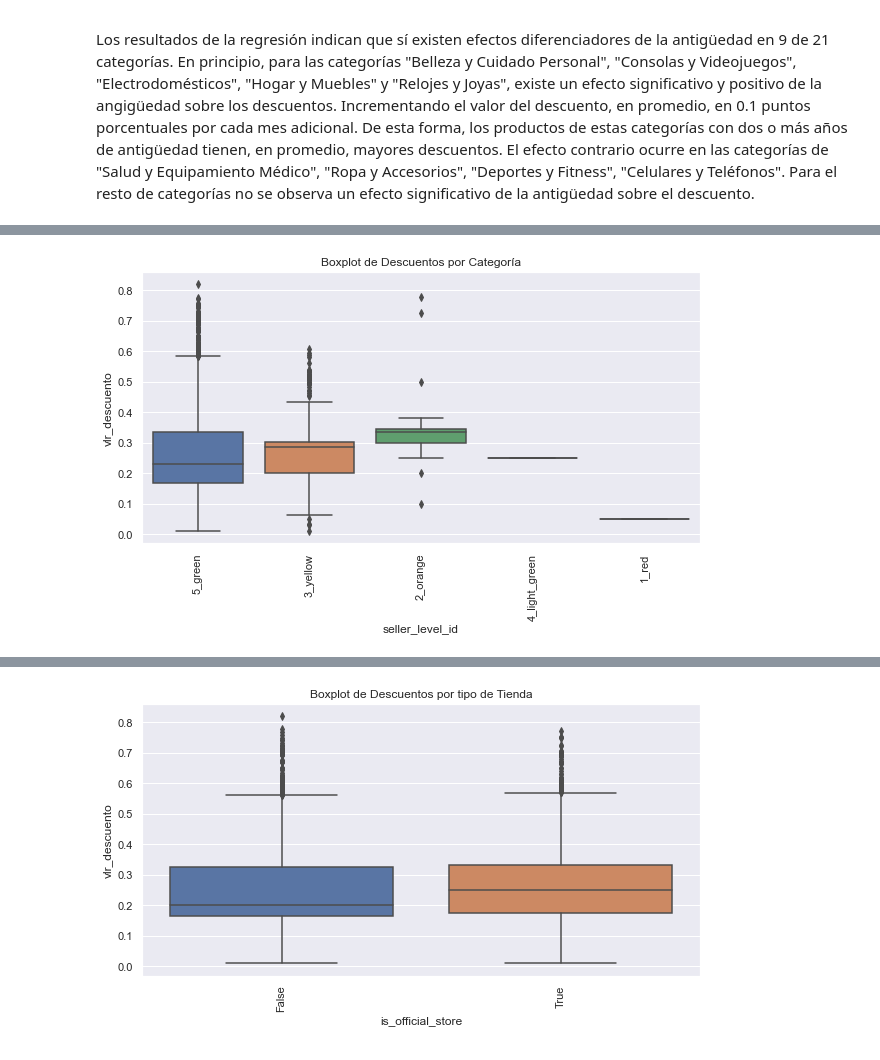
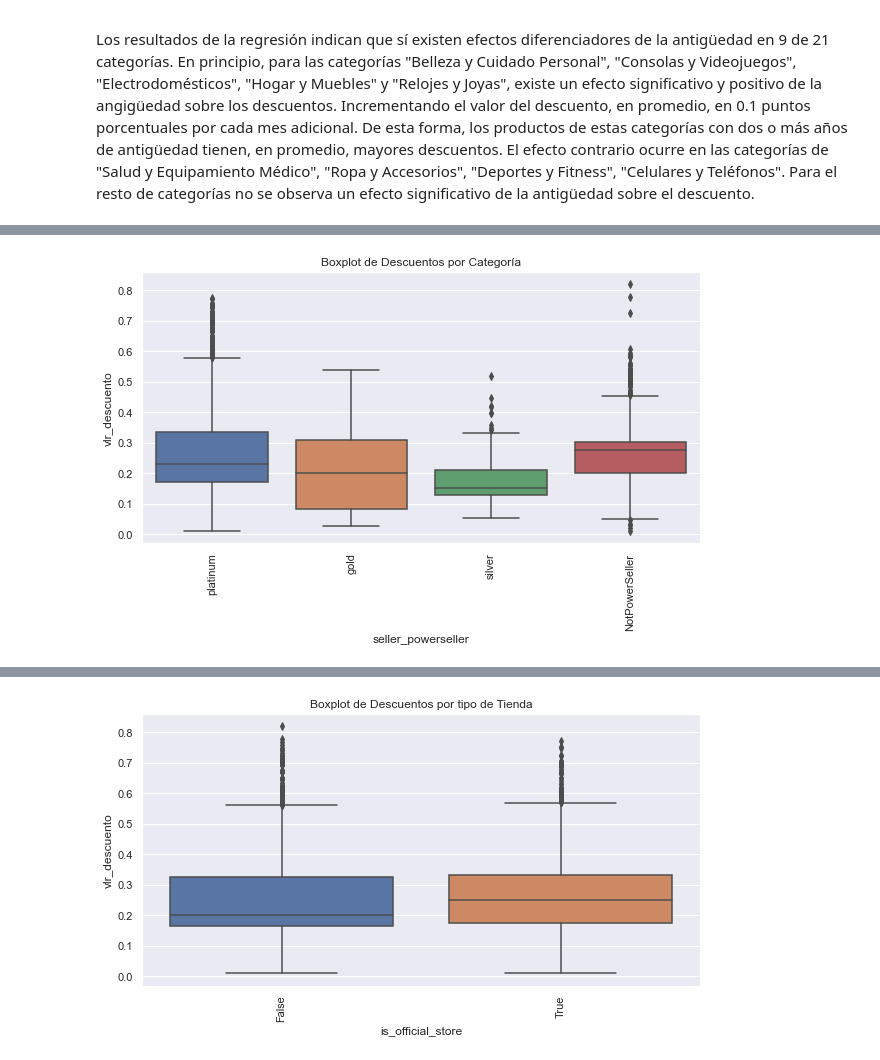
Before and after one commit to juancop/MeliDSChallenge, a Jupyter notebook: notebooks/AnalisisExploratorio.ipynb, the cells around one changed output, grey strips where cells are left out. Drawn from its saved outputs; the diff is of its cells as text; code cells hidden in the pictures.

```diff
--- a/notebooks/AnalisisExploratorio.ipynb
+++ b/notebooks/AnalisisExploratorio.ipynb
@@ -251,0 +266,2 @@ Notes:
+# %%
+products_with_discount.loc[products_with_discount.seller_powerseller.isna(), 'seller_powerseller'] = 'NotPowerSeller'
@@ -252,7 +272,8 @@ Notes:
 # %%
 plt.figure(figsize = (10, 5))
-ax = sns.boxplot(x="seller_level_id", y="vlr_descuento", data=products_with_discount)
+ax = sns.boxplot(x="seller_powerseller", y="vlr_descuento", data=products_with_discount,
+                order = ['platinum', 'gold', 'silver', 'NotPowerSeller'])
 plt.title('Boxplot de Descuentos por Categoría')
 _ = plt.setp(ax.get_xticklabels(), rotation=90)
 # %% [output]
-[figure, old version]
+[figure, new version]
```
Also changed, not shown: parts of 15 cells of this notebook.
